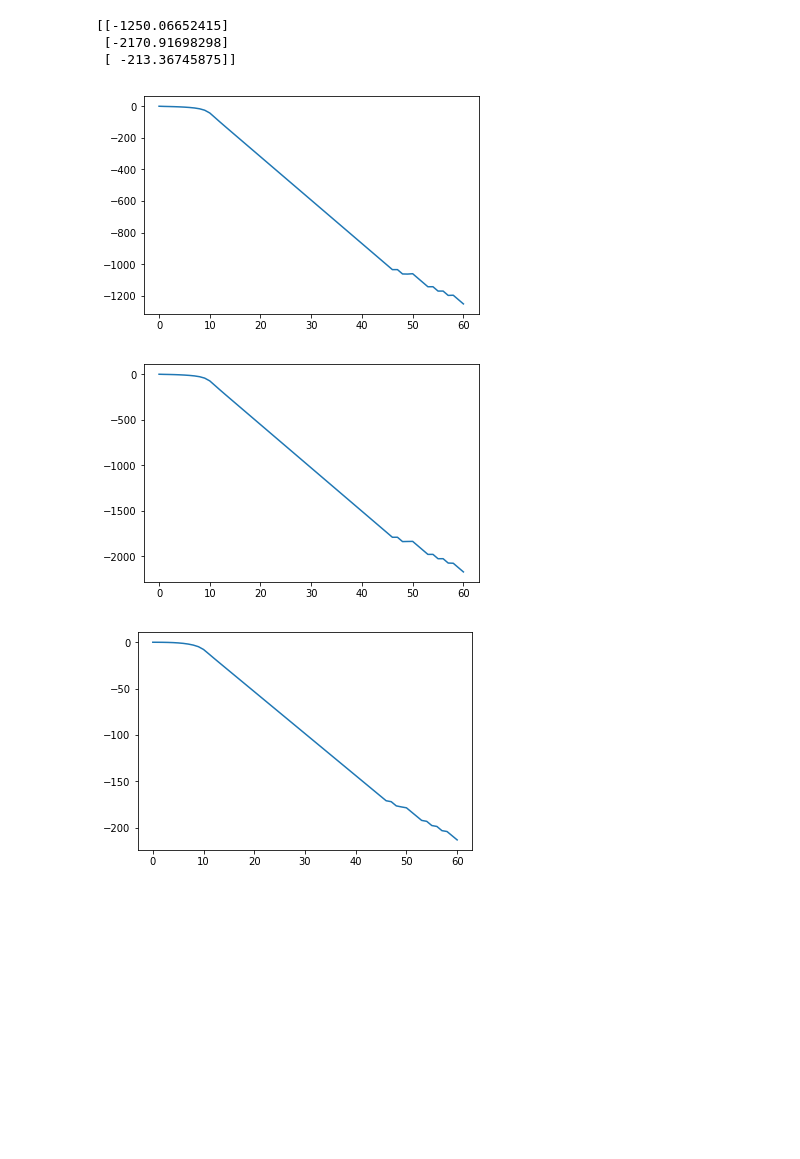
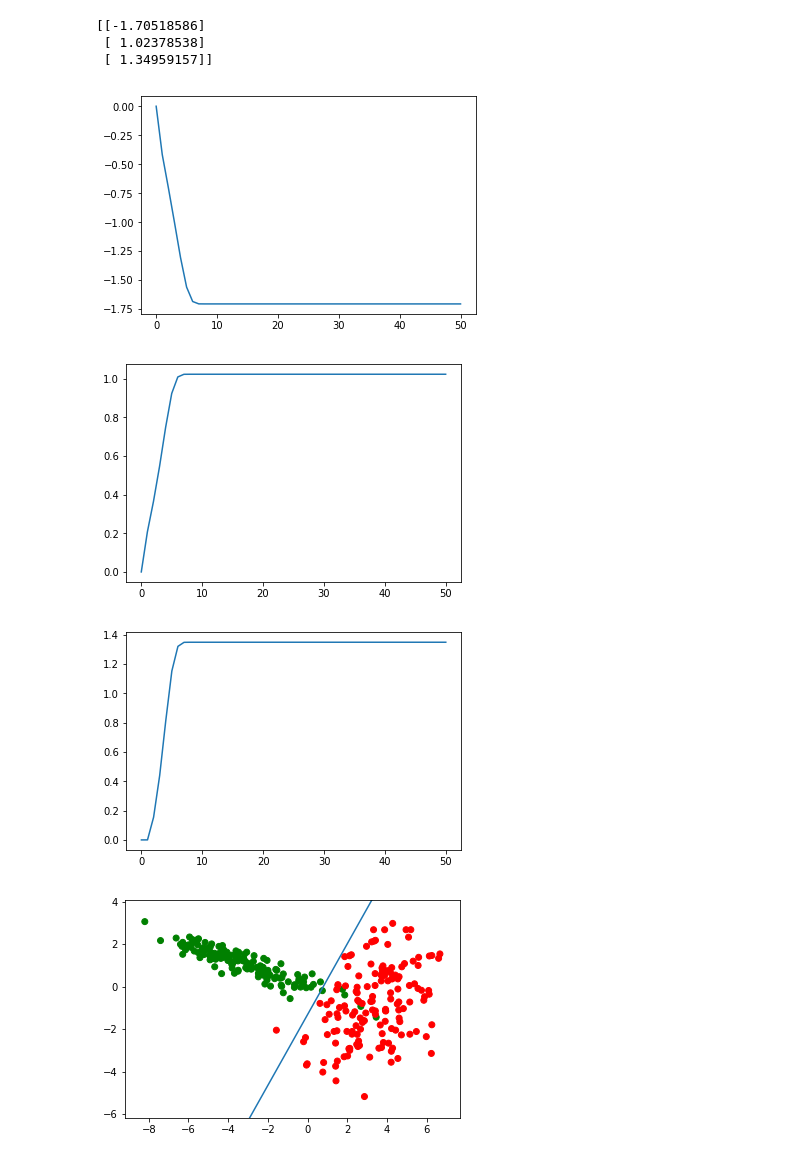
Before and after one commit to YoucefZemmouri/Graphical_Model_HMK1, a Jupyter notebook: Logistic_Regression.ipynb, the cells around one changed output. Saved outputs shown, nothing was run; the diff lists cells and outputs as text; code cells hidden in the pictures; blank space fills up the shorter version.

```diff
--- a/Logistic_Regression.ipynb
+++ b/Logistic_Regression.ipynb
@@ -113,17 +104,41 @@ plt.show()
-# %%
-result = logistic_regression(classificationA_train_X,classificationA_train_Y,60)
-plt.plot(result[:,0],result[:,1])
-plt.show()
-
-plt.plot(result[:,0],result[:,2])
-plt.show()
-
-plt.plot(result[:,0],result[:,3])
-plt.show()
-# %% [output]
-[[-1250.06652415]
- [-2170.91698298]
- [ -213.36745875]]
-[figure, removed]
-[figure, removed]
-[figure, removed]
+# %%
+w, result = logistic_regression(classificationB_train_X,classificationB_train_Y,50)
+plt.plot(result[:,0],result[:,1])
+plt.show()
+
+plt.plot(result[:,0],result[:,2])
+plt.show()
+
+plt.plot(result[:,0],result[:,3])
+plt.show()
+
+x1 = classificationB_train_X[:,0]
+x2 = classificationB_train_X[:,1]
+A = np.asscalar(classificationB_train_X[:,0].min())
+B = np.asscalar(classificationB_train_X[:,0].max())
+C = np.asscalar(classificationB_train_X[:,1].min())
+D = np.asscalar(classificationB_train_X[:,1].max())
+label = classificationB_train_Y
+color = ['red' if l == 0 else 'green' for l in label]
+
+axes = plt.gca()
+axes.set_xlim([A-1,B+1])
+axes.set_ylim([C-1,D+1])
+plt.scatter(x1, x2, color=color)
+#plt.show()
+
+A = np.asscalar(classificationB_train_X[:,0].min())
+B = np.asscalar(classificationB_train_X[:,0].max())
+x = np.linspace(A,B,1000)
+def f(t):
+    return (-w[2]-w[0]*t)/w[1]
+plt.plot(x,f(x))
+plt.show()
+# %% [output]
+[[-1.70518586]
+ [ 1.02378538]
+ [ 1.34959157]]
+[figure, added]
+[figure, added]
+[figure, added]
+[figure, added]
```
Also changed, not shown: parts of 4 cells of this notebook.
